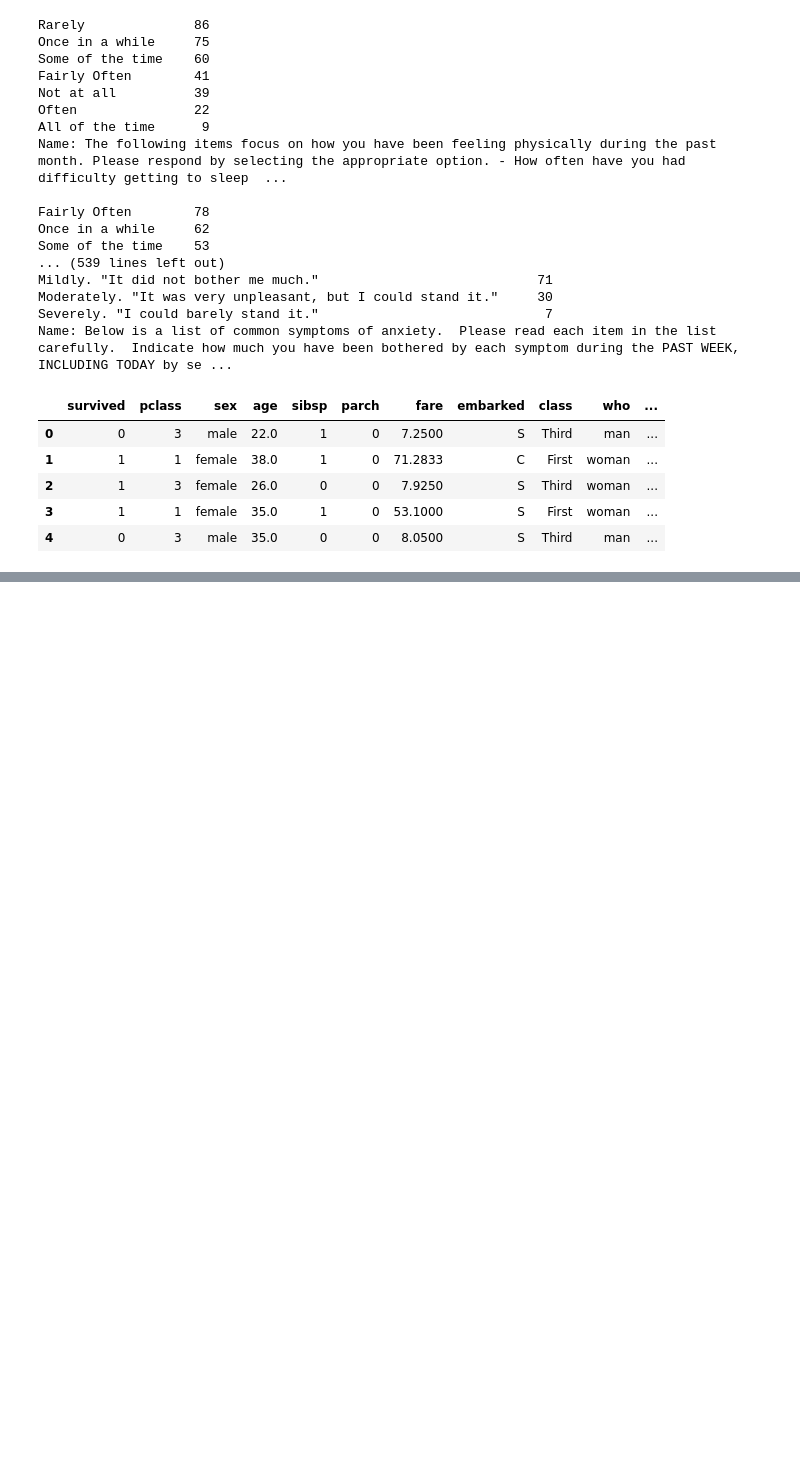
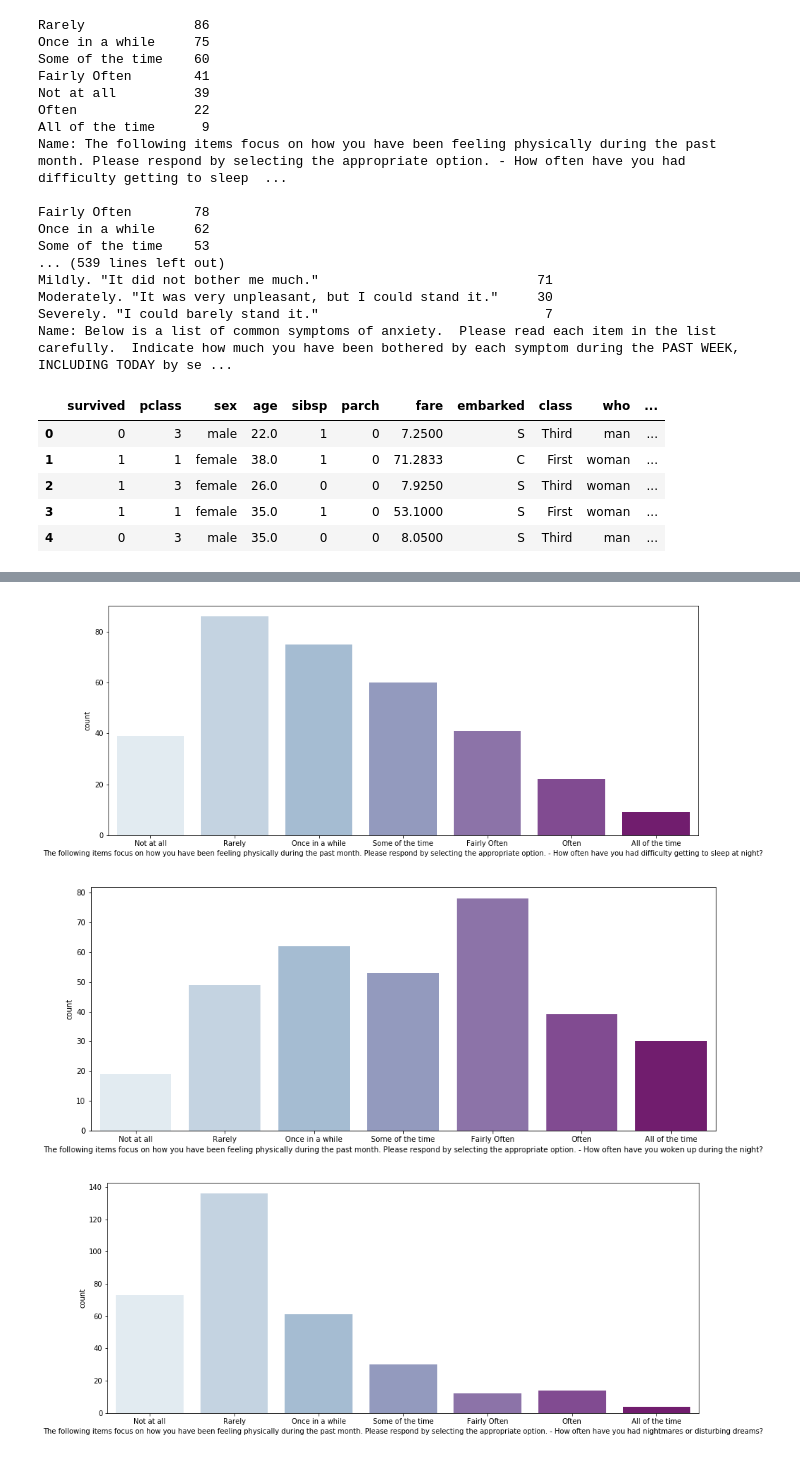
Before and after one commit to monica-oyarzun/capstone, a Jupyter notebook: pre_survey_EDA.ipynb, the cells around one changed output, grey strips where cells are left out. Saved outputs shown, nothing was run; the diff lists cells and outputs as text; code cells hidden in the pictures; blank space fills up the shorter version.

```diff
--- a/pre_survey_EDA.ipynb
+++ b/pre_survey_EDA.ipynb
@@ -316,0 +305,24 @@ TypeError: Empty 'DataFrame': no numeric data to plot
+# %%
+sleep_order = ['Not at all', 'Rarely', 'Once in a while', 'Some of the time', 'Fairly Often', 'Often', 'All of the time']
+safety_order = ['Never', 'Rarely', 'Sometimes', 'Usually']
+body_sensation_order = ['Never', 'Sometimes', 'About half the time', 'Most of the time', 'Always']
+job_order = ['Never ', 'A Few Times a Year or Less ', 'Once a Month ', '2-3 Times a Month ', 'Once a Week ', '2-3 Times a Week ', 'Daily ']
+mindfulness_order = ['Rarely', 'Occasionally', 'Fairly Often', 'Almost Always']
+satisfaction_order = ['Strongly disagree', 'Disagree', 'Slightly disagree', 'Neither agree nor disagree', 'Slightly agree', 'Agree', 'Strongly agree']
+anxiety_order = ['Not at all.', 'Mildly. "It did not bother me much."', 'Moderately. "It was very unpleasant, but I could stand it."', 'Severely. "I could barely stand it."']
+
+
+def plot_hist (df, col, order):
+    fig, ax = plt.subplots(figsize=(15,6))
+    sns.countplot(x=col, data=df, orient='h', palette='BuPu', order=order);
+#     ax.set_title(col, fontsize=14)
+#     ax.set_ylabel('Counts')
+
+    return ax
+# %%
+for col in sleep_subset:
+    plot_hist (sleep_subset, col, sleep_order)
+# %% [output]
+[figure, added]
+[figure, added]
+[figure, added]
```
Also changed, not shown: parts of 20 cells of this notebook.
